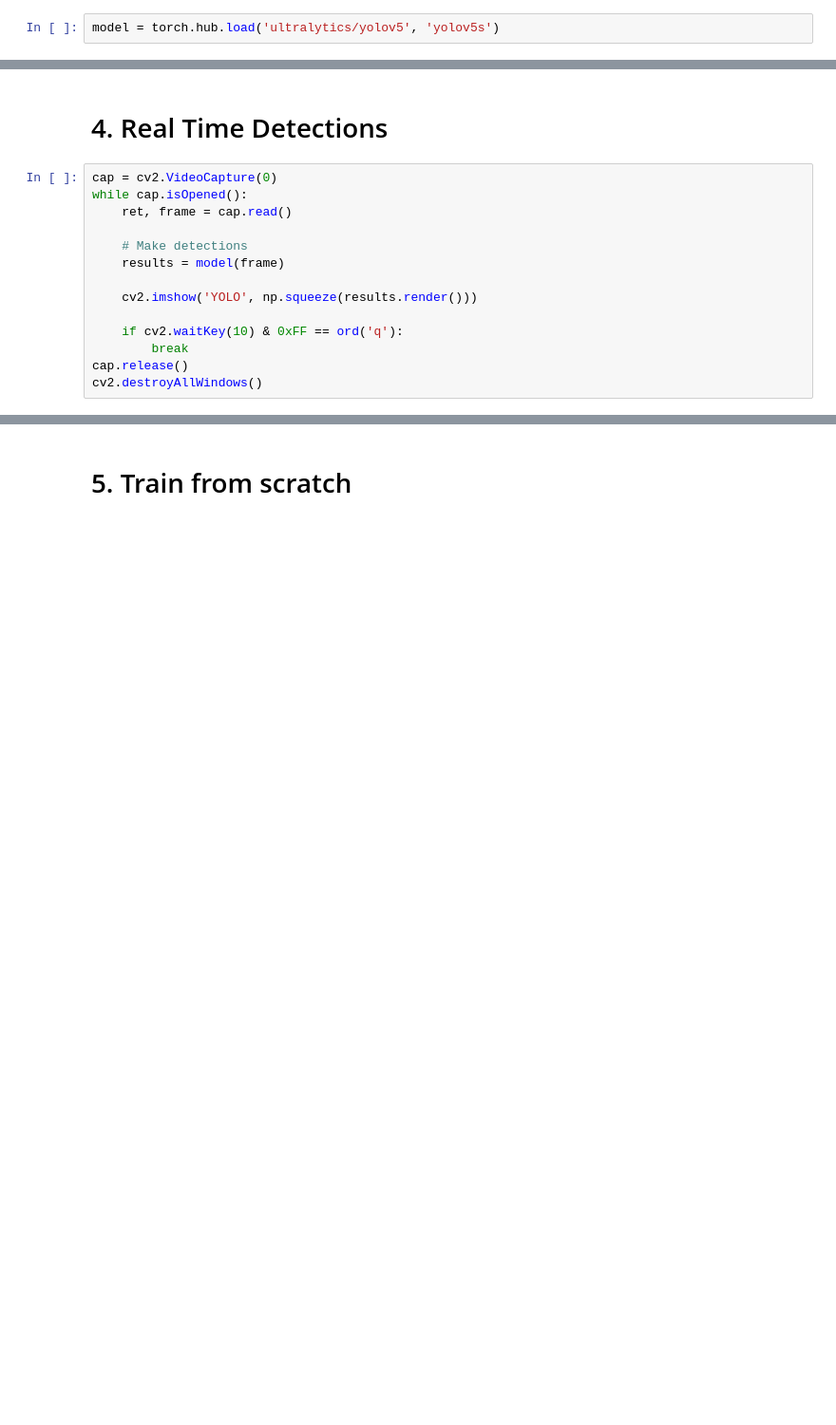
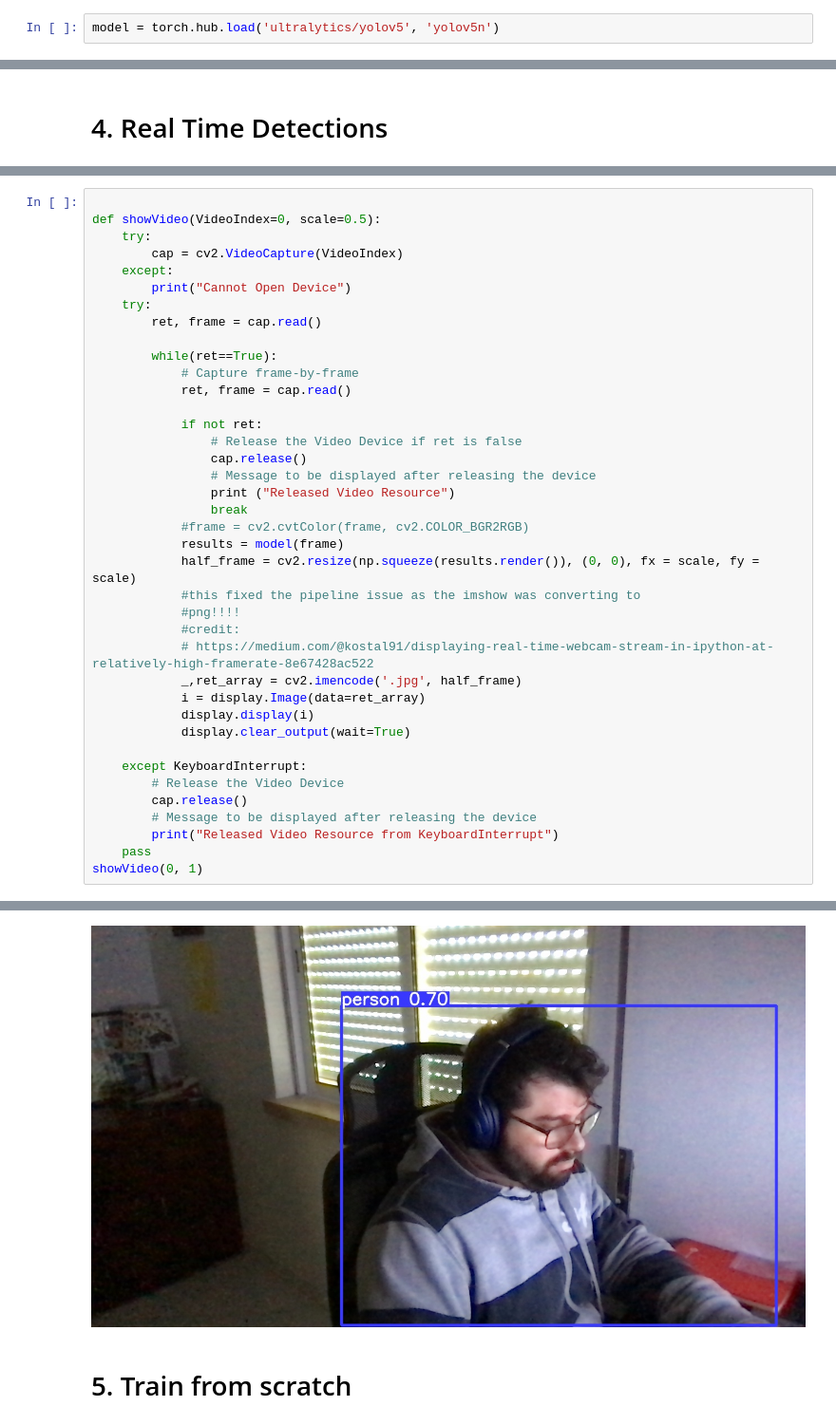
Before and after one commit to jorgealves/pwm-ml-ai-playground, a Jupyter notebook: detection_tutorial.ipynb, the cells around one changed output, grey strips where cells are left out. Shown: that part at 95% size. Cells and saved outputs as stored; diff of their text form; blank space fills up the shorter version.

```diff
--- a/detection_tutorial.ipynb
+++ b/detection_tutorial.ipynb
@@ -17,4 +73,4 @@ import cv2
 # %% [markdown]
 # 2. Load Model
 # %%
-model = torch.hub.load('ultralytics/yolov5', 'yolov5s')
+model = torch.hub.load('ultralytics/yolov5', 'yolov5n')
@@ -80,16 +100,2 @@ results.render()
 # %% [markdown]
 # 4. Real Time Detections
-# %%
-cap = cv2.VideoCapture(0)
-while cap.isOpened():
-    ret, frame = cap.read()
-
-    # Make detections
-    results = model(frame)
-
-    cv2.imshow('YOLO', np.squeeze(results.render()))
-
-    if cv2.waitKey(10) & 0xFF == ord('q'):
-        break
-cap.release()
-cv2.destroyAllWindows()
@@ -97,0 +102,40 @@ cap.release()
+# %%
+
+def showVideo(VideoIndex=0, scale=0.5):
+    try:
+        cap = cv2.VideoCapture(VideoIndex)
+    except:
+        print("Cannot Open Device")
+    try:
+        ret, frame = cap.read()
+
+        while(ret==True):
+            # Capture frame-by-frame
+            ret, frame = cap.read()
+
+            if not ret:
+                # Release the Video Device if ret is false
+                cap.release()
+                # Message to be displayed after releasing the device
+                print ("Released Video Resource")
+                break
+            #frame = cv2.cvtColor(frame, cv2.COLOR_BGR2RGB)
+            results = model(frame)
+            half_frame = cv2.resize(np.squeeze(results.render()), (0, 0), fx = scale, fy = scale)
+            #this fixed the pipeline issue as the imshow was converting to
+            #png!!!!
+            #credit:
+            # https://medium.com/@kostal91/displaying-real-time-webcam-stream-in-ipython-at-relatively-high-framerate-8e67428ac522
+            _,ret_array = cv2.imencode('.jpg', half_frame)
+            i = display.Image(data=ret_array)
+            display.display(i)
+            display.clear_output(wait=True)
+
+    except KeyboardInterrupt:
+        # Release the Video Device
+        cap.release()
+        # Message to be displayed after releasing the device
+        print("Released Video Resource from KeyboardInterrupt")
+    pass
+showVideo(0, 1)
+# %% [output]
@@ -98,3 +149,4 @@ cap.release()
+[figure, added]
 # %% [markdown]
 # 5. Train from scratch
 # %%
```
Also changed, not shown: parts of 15 cells of this notebook.
